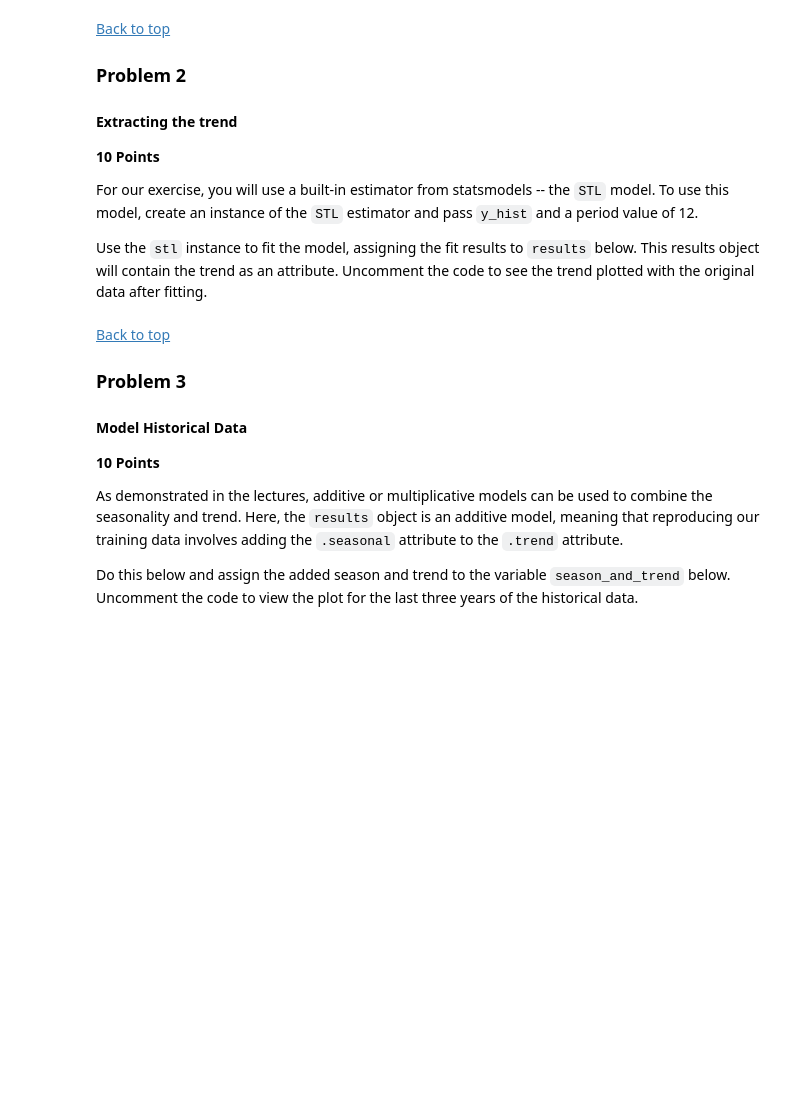
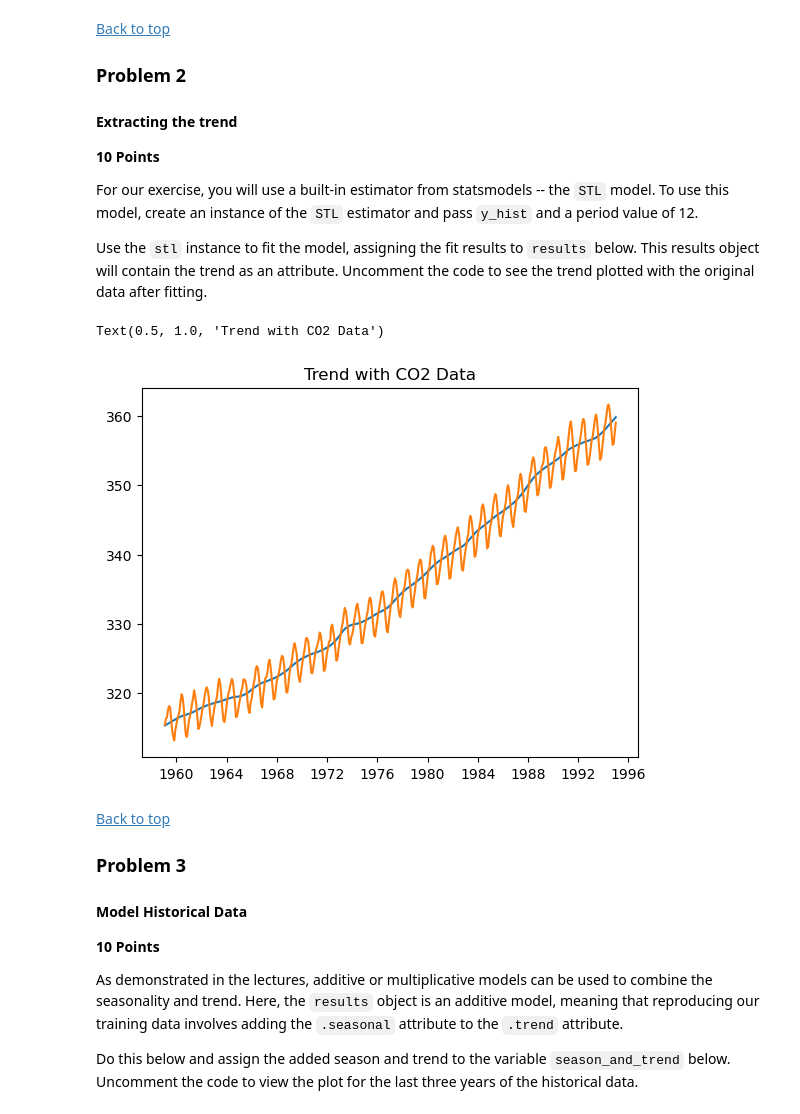
Before and after one commit to codemonkey1101/module-10, a Jupyter notebook: codio/codio_assignment_10.2.ipynb, the cells around one changed output. Drawn from its saved outputs; the diff is of its cells as text; code cells hidden in the pictures; blank space fills up the shorter version.

```diff
--- a/codio/codio_assignment_10.2.ipynb
+++ b/codio/codio_assignment_10.2.ipynb
@@ -120,18 +122,21 @@ Use the `stl` instance to fit the model, assigning the fit results to `results`
 # %%
 ### GRADED
 
 stl = ''
 results = ''
 
 ### BEGIN SOLUTION
 stl = STL(y_hist, period = 12)
 results = stl.fit()
 ### END SOLUTION
 
 ## Answer check
-# plt.plot(results.trend)
-# plt.plot(y_hist)
-# plt.title('Trend with CO2 Data')
+plt.plot(results.trend)
+plt.plot(y_hist)
+plt.title('Trend with CO2 Data')
+# %% [output]
+Text(0.5, 1.0, 'Trend with CO2 Data')
+[figure, added]
 # %% [markdown]
 [Back to top](#Index)
 
```
Also changed, not shown: parts of 3 cells of this notebook, 18 other files.
